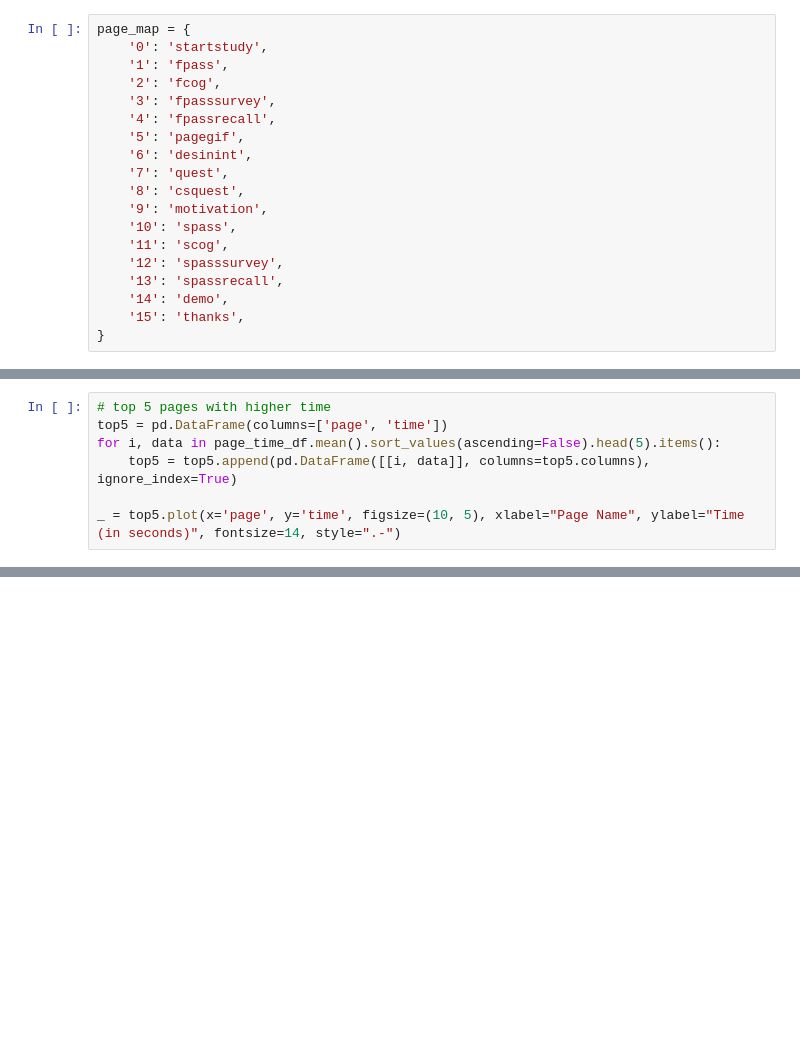
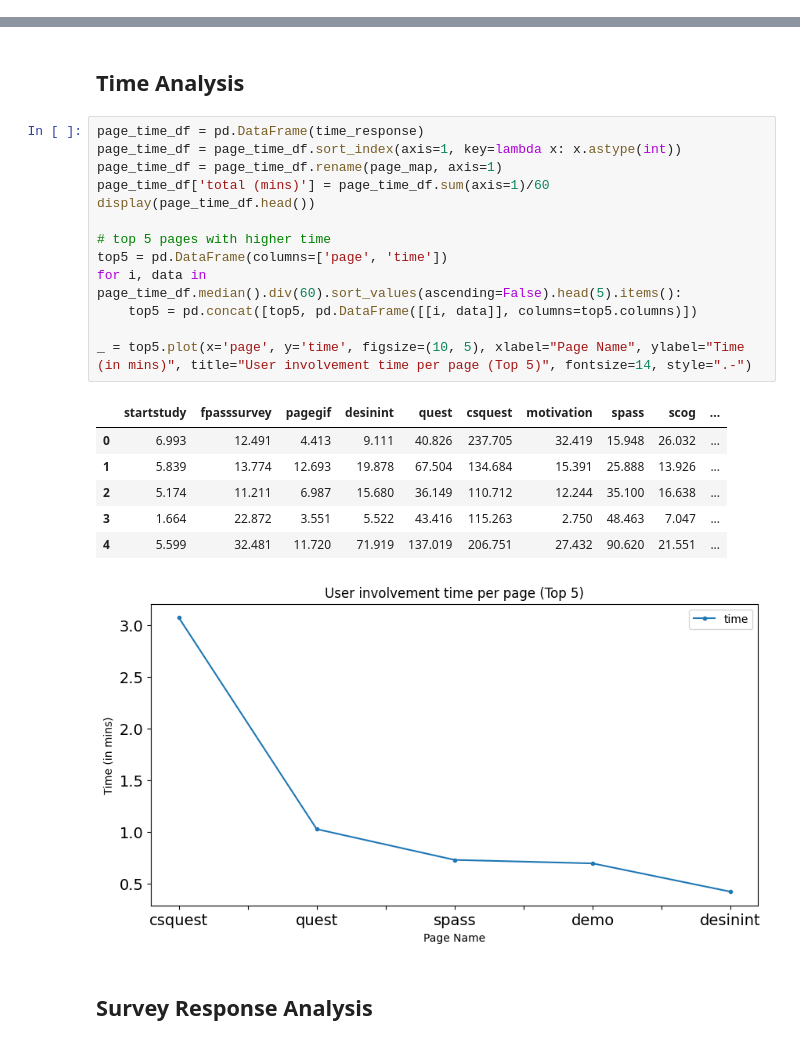
Before and after one commit to rizupaudel/designStudy, a Jupyter notebook: guidance/analysis/zall_analysis.ipynb, the cells around one changed output, grey strips where cells are left out. Saved outputs shown, nothing was run; the diff lists cells and outputs as text; blank space fills up the shorter version.

Commit message:
minor analysis revision

```diff
--- a/guidance/analysis/zall_analysis.ipynb
+++ b/guidance/analysis/zall_analysis.ipynb
@@ -3,22 +3,3 @@ from zget_data import get_responses, get_qdetails, get_questions
 from collections import defaultdict
 import pandas as pd
 import json
-# %%
-page_map = {
-    '0': 'startstudy',
-    '1': 'fpass',
-    '2': 'fcog',
-    '3': 'fpasssurvey',
-    '4': 'fpassrecall',
-    '5': 'pagegif',
-    '6': 'desinint',
-    '7': 'quest',
-    '8': 'csquest',
-    '9': 'motivation',
-    '10': 'spass',
-    '11': 'scog',
-    '12': 'spasssurvey',
-    '13': 'spassrecall',
-    '14': 'demo',
-    '15': 'thanks',
-}
@@ -87,7 +10,0 @@ page_time_df
-# %%
-# top 5 pages with higher time
-top5 = pd.DataFrame(columns=['page', 'time'])
-for i, data in page_time_df.mean().sort_values(ascending=False).head(5).items():
-    top5 = top5.append(pd.DataFrame([[i, data]], columns=top5.columns), ignore_index=True)
-
-_ = top5.plot(x='page', y='time', figsize=(10, 5), xlabel="Page Name", ylabel="Time (in seconds)", fontsize=14, style=".-")
@@ -415,0 +29,25 @@ pd.DataFrame(survey_response_df['14'].to_dict())
+# %% [markdown]
+## Time Analysis
+# %%
+page_time_df = pd.DataFrame(time_response)
+page_time_df = page_time_df.sort_index(axis=1, key=lambda x: x.astype(int))
+page_time_df = page_time_df.rename(page_map, axis=1)
+page_time_df['total (mins)'] = page_time_df.sum(axis=1)/60
+display(page_time_df.head())
+
+# top 5 pages with higher time
+top5 = pd.DataFrame(columns=['page', 'time'])
+for i, data in page_time_df.median().div(60).sort_values(ascending=False).head(5).items():
+    top5 = pd.concat([top5, pd.DataFrame([[i, data]], columns=top5.columns)])
+
+_ = top5.plot(x='page', y='time', figsize=(10, 5), xlabel="Page Name", ylabel="Time (in mins)", title="User involvement time per page (Top 5)", fontsize=14, style=".-")
+# %% [output]
+|  | startstudy | fpasssurvey | pagegif | desinint | quest | csquest | motivation | spass | scog | ... |
+| 0 | 6.993 | 12.491 | 4.413 | 9.111 | 40.826 | 237.705 | 32.419 | 15.948 | 26.032 | ... |
+| 1 | 5.839 | 13.774 | 12.693 | 19.878 | 67.504 | 134.684 | 15.391 | 25.888 | 13.926 | ... |
+| 2 | 5.174 | 11.211 | 6.987 | 15.680 | 36.149 | 110.712 | 12.244 | 35.100 | 16.638 | ... |
+| 3 | 1.664 | 22.872 | 3.551 | 5.522 | 43.416 | 115.263 | 2.750 | 48.463 | 7.047 | ... |
+| 4 | 5.599 | 32.481 | 11.720 | 71.919 | 137.019 | 206.751 | 27.432 | 90.620 | 21.551 | ... |
+[figure, added]
+# %% [markdown]
+## Survey Response Analysis
```
Also changed, not shown: parts of 46 cells of this notebook, 16 other files.
